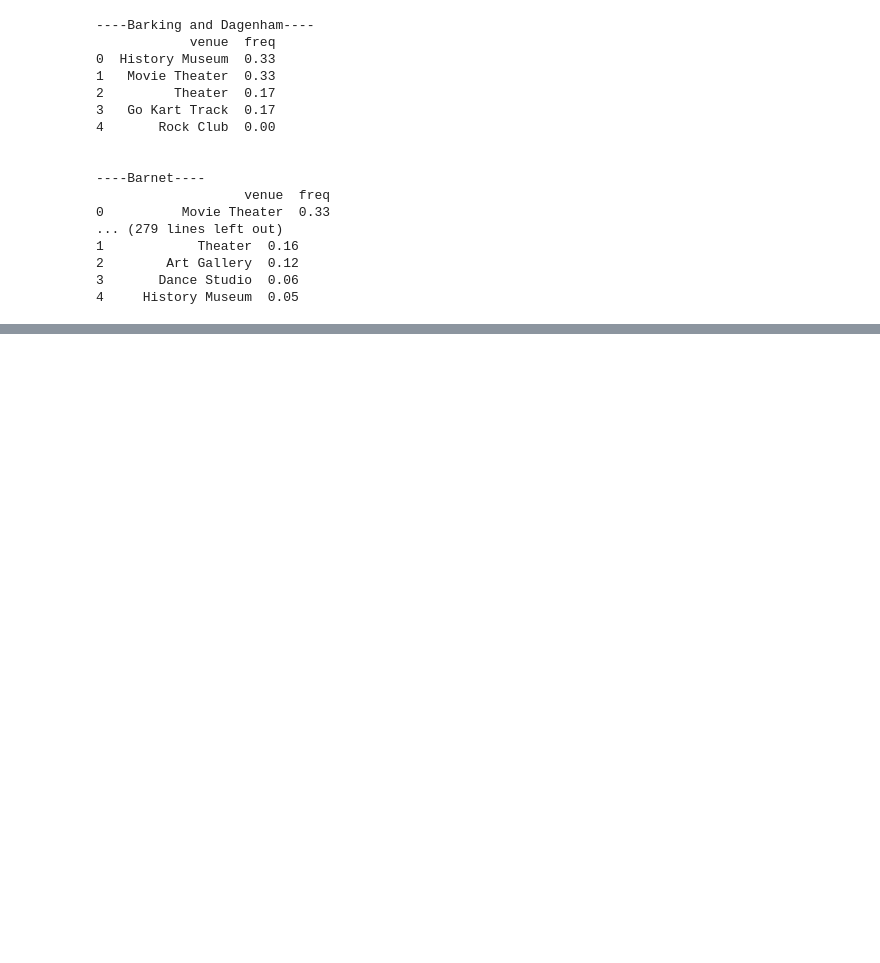
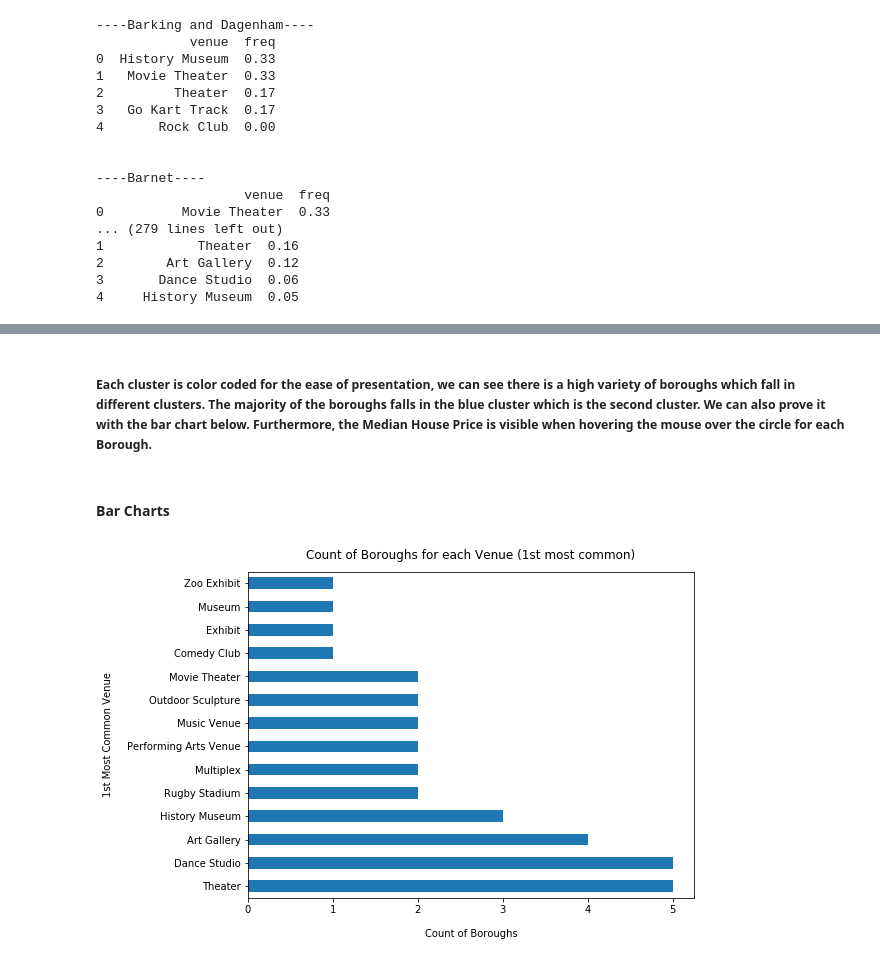
Before and after one commit to llnastyall/Coursera_Capstone, a Jupyter notebook: The Battle of Neighborhoods Code.ipynb, the cells around one changed output, grey strips where cells are left out. Drawn from its saved outputs; the diff is of its cells as text; code cells hidden in the pictures; blank space fills up the shorter version.

```diff
--- a/The Battle of Neighborhoods Code.ipynb
+++ b/The Battle of Neighborhoods Code.ipynb
@@ -407,0 +376,13 @@ map_clusters
+# %% [markdown]
+##### Each cluster is color coded for the ease of presentation, we can see there is a high variety of boroughs which fall in different clusters. The majority of the boroughs falls in the blue cluster which is the second cluster. We can also prove it with the bar chart below. Furthermore, the Median House Price is visible when hovering the mouse over the circle for each Borough.
+# %% [markdown]
+#### Bar Charts
+# %%
+# Bar Chart representing the counts for each venue (1st most common)
+
+merged['1st Most Common Venue'].value_counts().plot(kind='barh', figsize=(8, 6))
+plt.xlabel("Count of Boroughs", labelpad=14)
+plt.ylabel("1st Most Common Venue", labelpad=14)
+plt.title("Count of Boroughs for each Venue (1st most common)", y=1.02);
+# %% [output]
+[figure, added]
```
Also changed, not shown: parts of 53 cells of this notebook.
